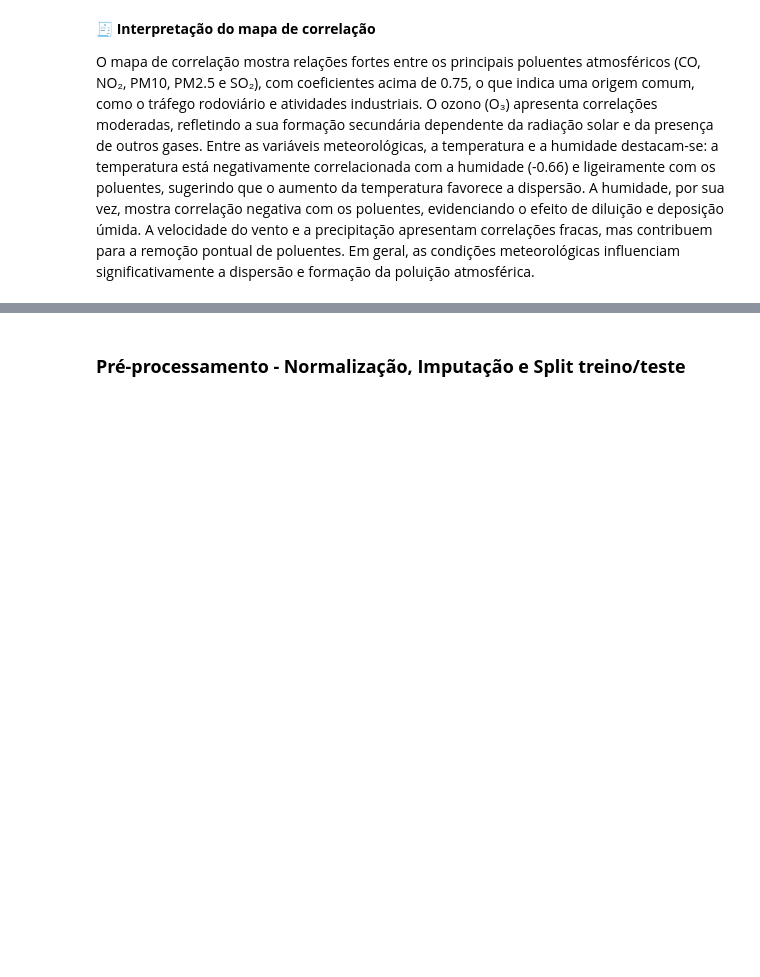
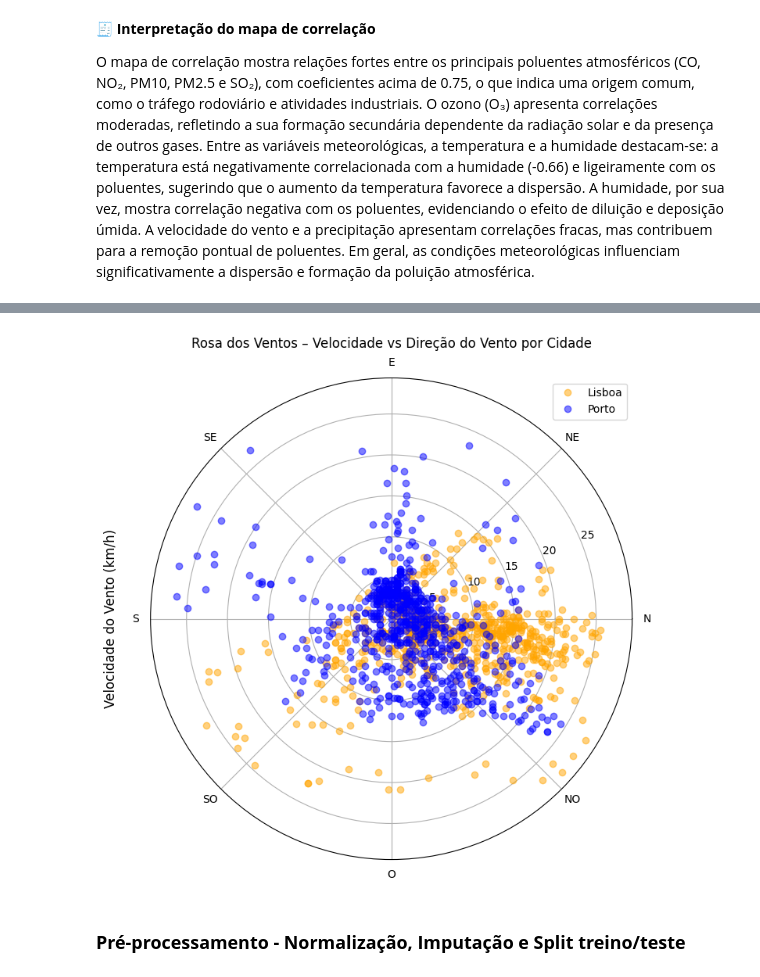
Before and after one commit to CatarinaMaria217/Proj1_AI, a Jupyter notebook: eda.ipynb, the cells around one changed output, grey strips where cells are left out. Drawn from its saved outputs; the diff is of its cells as text; code cells hidden in the pictures; blank space fills up the shorter version.

```diff
--- a/eda.ipynb
+++ b/eda.ipynb
@@ -370,3 +397,37 @@ O mapa de correlação mostra relações fortes entre os principais poluentes at
+# %%
+# Criar gráfico polar (rosa dos ventos)
+plt.figure(figsize=(8,8))
+
+# Dados de Lisboa
+lisboa = df_eda[df_eda['city'] == 'Lisboa']
+plt.polar(
+    np.deg2rad(lisboa['wind_direction_deg']),
+    lisboa['wind_speed_kmh'],
+    'o', alpha=0.5, label='Lisboa', color='orange'
+)
+
+# Dados do Porto
+porto = df_eda[df_eda['city'] == 'Porto']
+plt.polar(
+    np.deg2rad(porto['wind_direction_deg']),
+    porto['wind_speed_kmh'],
+    'o', alpha=0.5, label='Porto', color='blue'
+)
+
+# Título e legenda
+plt.title("Rosa dos Ventos – Velocidade vs Direção do Vento por Cidade", va='bottom')
+plt.legend(loc='upper right')
+
+# Adicionar rótulo radial
+plt.ylabel("Velocidade do Vento (km/h)", labelpad=30, fontsize=12)
+
+# Personalizar graduações
+plt.thetagrids(range(0, 360, 45), labels=['N', 'NE', 'E', 'SE', 'S', 'SO', 'O', 'NO'])
+plt.grid(True)
+
+plt.show()
+# %% [output]
+[figure, added]
 # %%
 from sklearn.model_selection import train_test_split
 from sklearn.preprocessing import StandardScaler
```
Also changed, not shown: parts of 2 cells of this notebook, 1 other file.
